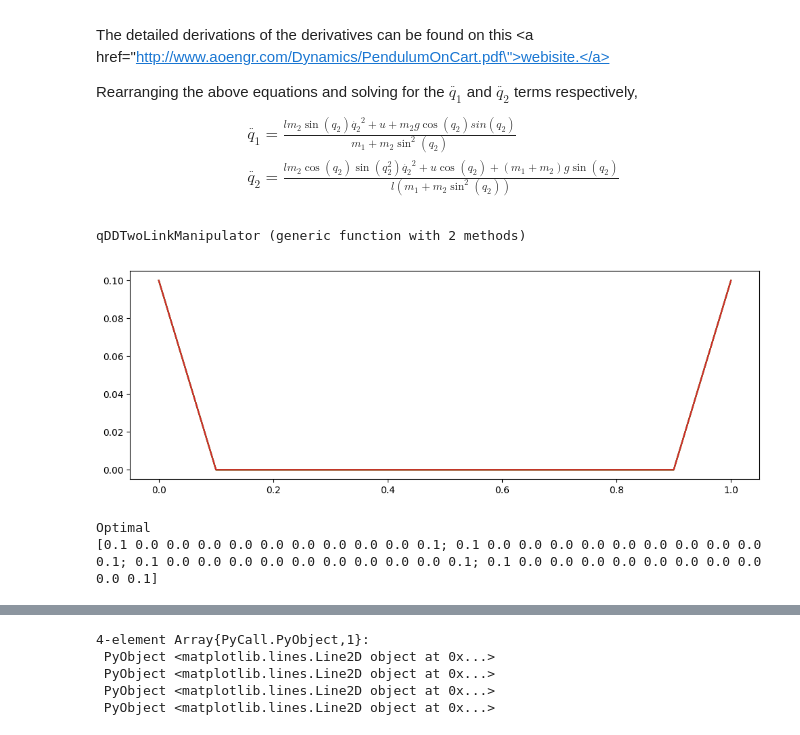
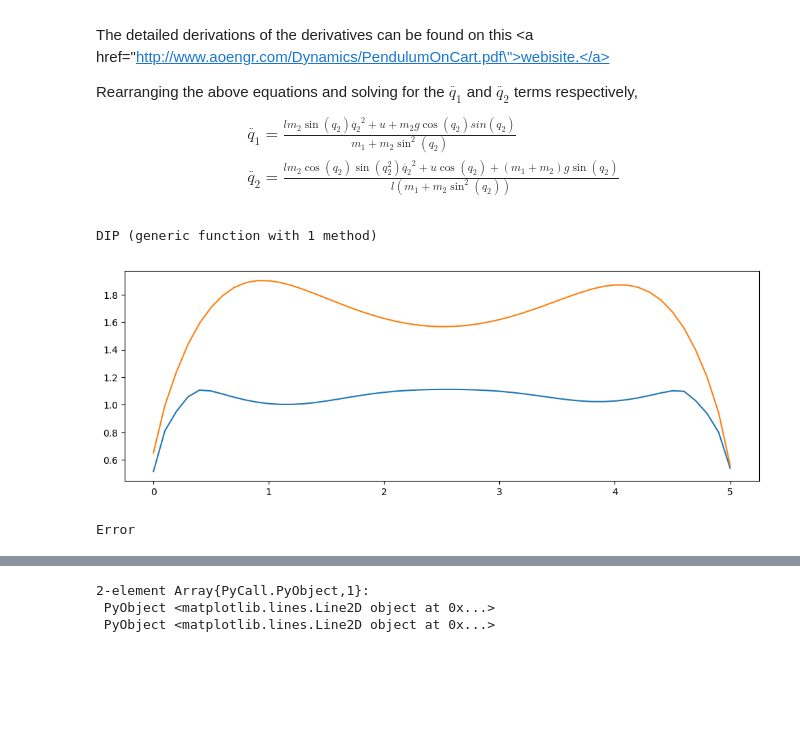
Before and after one commit to kieran-nichols/DIP_Control, a Jupyter notebook: DIP_mechanics.ipynb, the cells around one changed output, grey strips where cells are left out. Drawn from its saved outputs; the diff is of its cells as text; code cells hidden in the pictures; blank space fills up the shorter version.

Commit message:
optimizer works with time and state as inputs. need to test static case and visualization

```diff
--- a/DIP_mechanics.ipynb
+++ b/DIP_mechanics.ipynb
@@ -72,10 +72,11 @@ Rearranging the above equations and solving for the $\ddot{q_1}$ and $\ddot{q_2}
 # %%
 using JuMP, Ipopt
 
-function qDDTwoLinkManipulator(z,Time)
+function DIP(z,Time)
 
     m = Model(solver = IpoptSolver(print_level=0))
-    K = length(Time)                 #number of collocation points
+    K = length(Time) #number of collocation points
+    dT = Time[K]/K
     # assign joint displacements / velocities from state variables
     @variable(m, q[1:4,1:K])
     @variable(m, D[1:2,1:2,1:K])
@@ -85,6 +86,15 @@ function qDDTwoLinkManipulator(z,Time)
 #     @variable(m, dummy[1:4])
     @constraint(m, q[1:4,1] .== z)
     @constraint(m, q[1:4,K] .== z)
+    #input torque
+    @variable(m, T[1:2,1:K])
+    @variable(m, k[1:4,1:K])
+#         setcategory(T,:Float64)
+    #     @constraint(m, T[1,1]==0)
+    #     @constraint(m, T[2,1]==0)
+
+    #form joint acceleration vector
+    @variable(m, qd[1:4,1:K])
 
     # model parameters
     g = 9.81
@@ -137,13 +147,6 @@ function qDDTwoLinkManipulator(z,Time)
         @NLexpression(m, B[1,k] == b*q[3,k])
         @NLexpression(m, B[2,k] == b*q[4,k])
 
-        #input torque
-        @variable(m, T[1:2,k])
-    #     @constraint(m, T[1,1]==0)
-    #     @constraint(m, T[2,1]==0)
-
-        #form joint acceleration vector
-        @variable(m, qd[1:2,k])
     #     @NLconstraint(m, qd == D\(-V - G - B + T))
     #     @NLconstraint(m, D*qd[1:2] + D + V + G + B == T[:])
         @NLconstraint(m, D[1,1,k]*qd[1,k] + D[1,2,k]*qd[2,k] + V[1,k] + G[1,k] + B[1,k] == T[1,k])
@@ -152,16 +155,36 @@ function qDDTwoLinkManipulator(z,Time)
 #         @NLconstraint(m, D[2,1,k]*qd[1,k] + D[2,2,k]*qd[2,k] + c112*q[3,k]^2 + g2 + b*q[4,k] == T[2,k])
     end
 
+# Runge-Kutta integration
+
+#     for i = 1:K-1
+#         @NLconstraint(m, k[1,i] == qd[:,i])
+#         @NLconstraint(m, k[2,i] == qd[:,i] + 0.5*k1*dT)
+#         @NLconstraint(m, k[3,i] == qd[:,i] + 0.5*k2*dT)
+#         @NLconstraint(m, k[4,i] == qd[:,i] + k3*dT)
+#         @NLconstraint(m, qd[:,i+1] == qd[:,i] + (1/6)*(k1 + 2*k2 + 2*k3 + k4)*dT )
+#     end
+
+#add forward euler dynamics constraint
+#     for k in 1:K-1
+#         @constraint(m, q[:,k+1] .== q[:,k] + dT*qd[:,k])
+#     end
+
+#add backwards euler dynamics constraint
+    for k in 1:K-1
+        @constraint(m, q[:,k+1] .== q[:,k] + .5*dT*(qd[:,k] + qd[:,k+1]))
+    end
+
 # min Torque
-# @objective(m, Min, sum(T[1,:].^2 + T[2,:].^2))
-@objective(m, Min, sum(T[1,:].^2))
+@objective(m, Min, sum(T[1,:].^2 + T[2,:].^2))
+# @objective(m, Min, sum(T[2,:].^2))
 #     @objective(m, Min, sum(q+dummy))
 
 status = solve(m)
-    state = getvalue(q)
+state = getvalue(q)
 #      getvalue(T)
-    print(status, "\n")
-    print(state)
+print(status, "\n")
+# print(state)
     # assign state variable derivatives
 #     zDot[1,:] = getvalue(q[3])
 #     zDot[2,:] = getvalue(q[4])
@@ -170,19 +193,18 @@ status = solve(m)
     return (state)
 end
 # %% [output]
-qDDTwoLinkManipulator (generic function with 2 methods)
+DIP (generic function with 1 method)
 # %%
 using PyPlot
 h = 0.1
-tf = 1
+tf = 5
 Time = 0:h:tf                   #time vector
 z = [.1; .1; .1; .1] #initial position and velocity
-state = qDDTwoLinkManipulator(z,Time)
+state = DIP(z,Time)
 
 figure(figsize=(12,4))
-plot(Time,state[1,:],Time,state[2,:],Time,state[3,:],Time,state[4,:])
-# plot(Time,torque[1,:],Time,torque[2,:])
+plot(Time,state[1,:],Time,state[2,:])
+# plot(Time,state[1,:],Time,state[2,:],Time,state[3,:],Time,state[4,:])
 # %% [output]
-[figure, old version]
+[figure, new version]
-Optimal
-[0.1 0.0 0.0 0.0 0.0 0.0 0.0 0.0 0.0 0.0 0.1; 0.1 0.0 0.0 0.0 0.0 0.0 0.0 0.0 0.0 0.0 0.1; 0.1 0.0 0.0 0.0 0.0 0.0 0.0 0.0 0.0 0.0 0.1; 0.1 0.0 0.0 0.0 0.0 0.0 0.0 0.0 0.0 0.0 0.1]
+Error
@@ -209,5 +213,3 @@ WARNING: A variable or constraint named qd is already attached to this model. If
-4-element Array{PyCall.PyObject,1}:
+2-element Array{PyCall.PyObject,1}:
  PyObject <matplotlib.lines.Line2D object at 0x...>
  PyObject <matplotlib.lines.Line2D object at 0x...>
- PyObject <matplotlib.lines.Line2D object at 0x...>
- PyObject <matplotlib.lines.Line2D object at 0x...>
```
Also changed, not shown: parts of 3 cells of this notebook.
